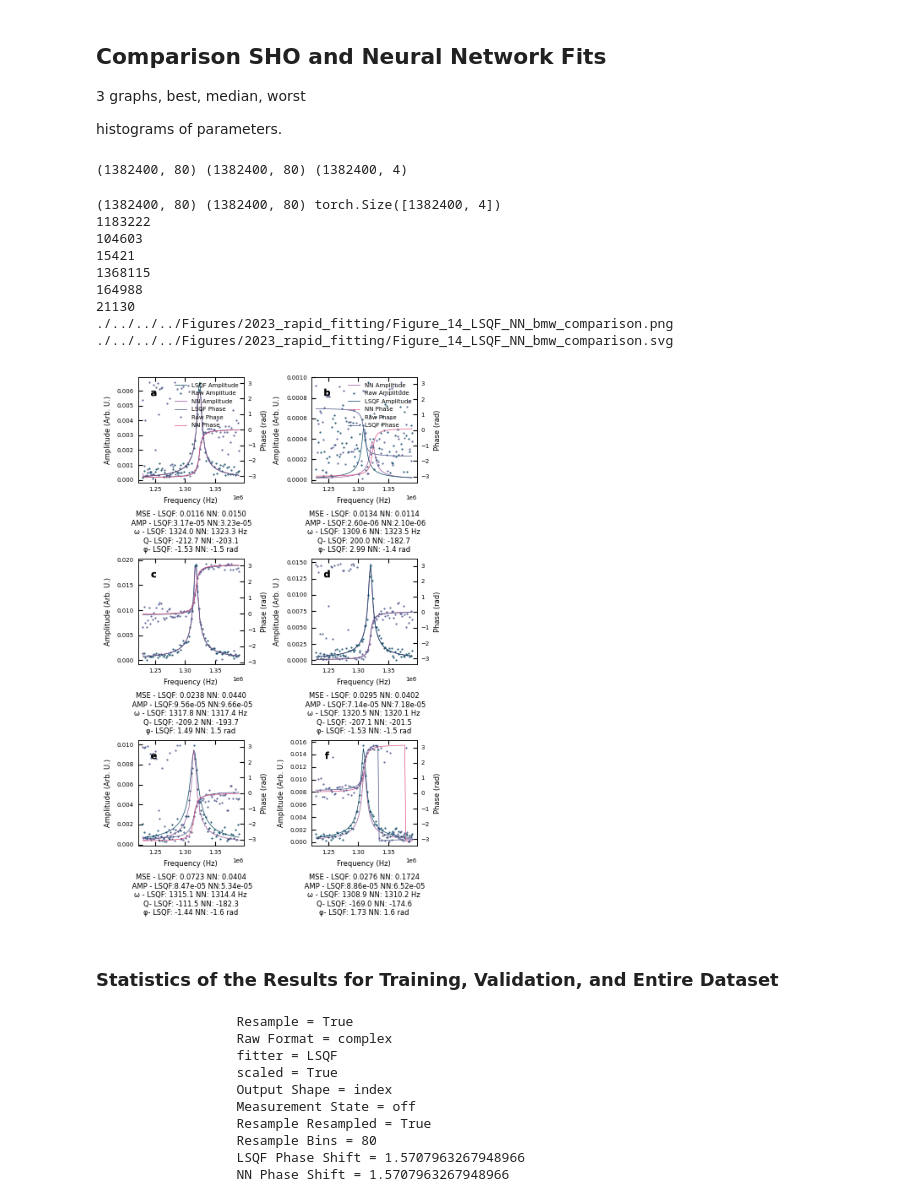
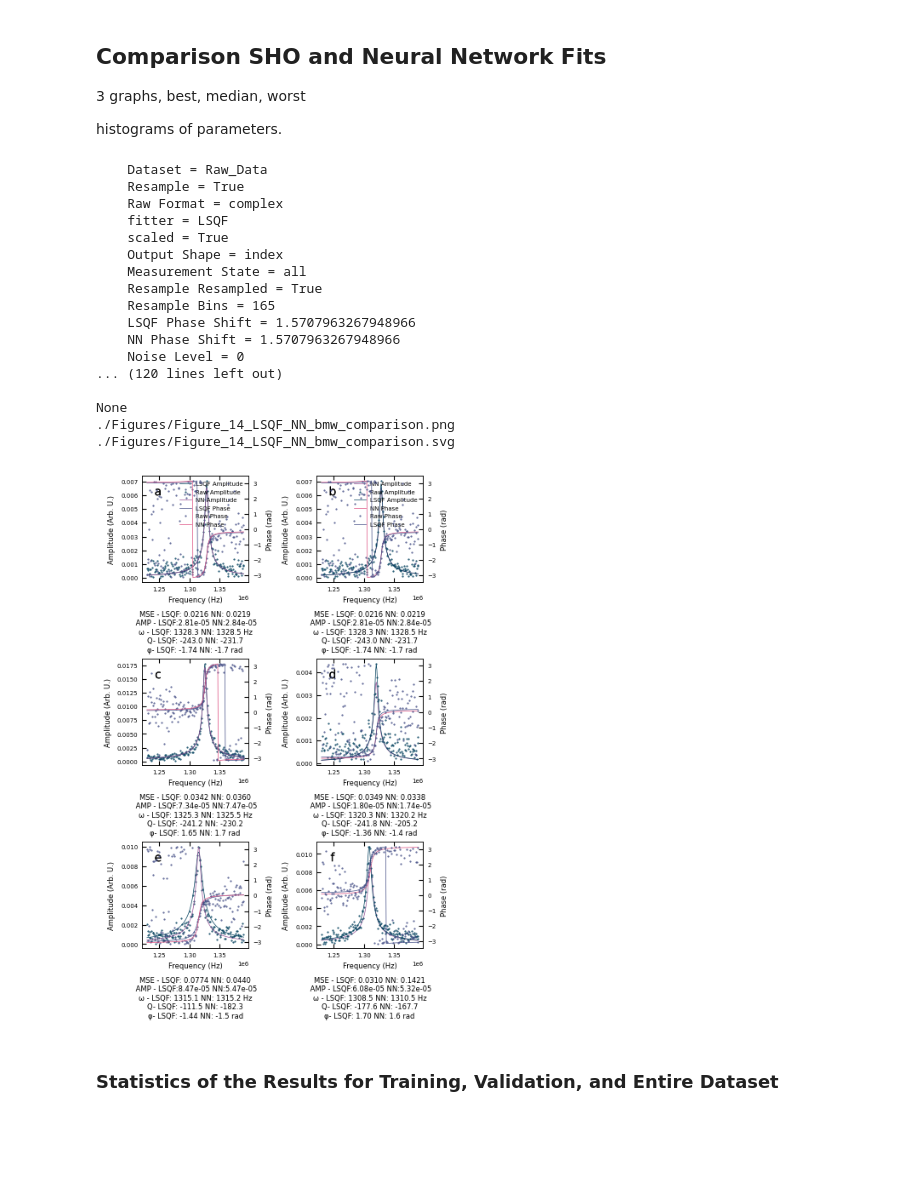
Before and after one commit to m3-learning/m3_learning, a Jupyter notebook: m3_learning/papers/2023_Rapid_Fitting/3_Pytorch_SHO_Fitter.ipynb, the cells around one changed output. Saved outputs shown, nothing was run; the diff lists cells and outputs as text; code cells hidden in the pictures; blank space fills up the shorter version.

```diff
--- a/m3_learning/papers/2023_Rapid_Fitting/3_Pytorch_SHO_Fitter.ipynb
+++ b/m3_learning/papers/2023_Rapid_Fitting/3_Pytorch_SHO_Fitter.ipynb
@@ -20,7 +20,7 @@ from m3_learning.nn.Regularization.Regularizers import NegValLoss
 # from m3_learning.be.nn import SHO_Model, SHO_NN_Model, SHO_fit_func_nn
 
 # from m3_learning.be.dataset import BE_Dataset
-printing = printer(basepath = './../../../Figures/2023_rapid_fitting/')
+printing = printer(basepath = './Figures/')
 
 
 set_style("printing")
@@ -68,7 +68,7 @@ tensorflow seed was set to 42
 # %%
 # Specify the filename and the path to save the file
 filename = "data_raw_SHO.h5"
-save_path = "./../../../Data/2023_rapid_fitting"
+save_path = "./Data"
 
 
 data_path = save_path + "/" + filename
@@ -382,9 +346,0 @@ torch.Size([1382400, 165])
-# %%
-dataset.get_state
-
-dataset.set_attributes(**dataset.get_state)
-# %%
-dataset.scaled = True
-
-pred_data_ = dataset.raw_spectra(
-        fit_results=parms)
@@ -550,6 +485,7 @@ histograms of parameters.
 # %%
 dataset.NN_phase_shift = np.pi/2
 dataset.LSQF_phase_shift = np.pi/2
+dataset.measurement_state = "all"
 
 true_state = {
     "fitter": "LSQF",
@@ -557,61 +493,56 @@ true_state = {
     "resampled": True,
     "scaled": True,
     "output_shape": "index",
+    "measurement_state": "all",
 }
 
 out_state = {"scaled": True, "raw_format": "magnitude spectrum"}
 
 n = 1
 
 LSQF = BE_viz.get_best_median_worst(
     true_state,
     prediction={"fitter": "LSQF"},
     out_state=out_state,
     SHO_results=True,
     n=n,
 )
 
 NN = BE_viz.get_best_median_worst(
     true_state, prediction=model, out_state=out_state, SHO_results=True, n=n
 )
 
 data = (LSQF, NN)
 names = ["LSQF", "NN"]
 
 BE_viz.SHO_Fit_comparison(
     data,
     names,
     model_comparison=[model, {"fitter": "LSQF"}],
     out_state=out_state,
     filename="Figure_14_LSQF_NN_bmw_comparison",
     # display_results = None
 )
 # %% [output]
-(1382400, 80) (1382400, 80) (1382400, 4)
+    Dataset = Raw_Data
+    Resample = True
+    Raw Format = complex
+    fitter = LSQF
+    scaled = True
+    Output Shape = index
+    Measurement State = all
+    Resample Resampled = True
+    Resample Bins = 165
+    LSQF Phase Shift = 1.5707963267948966
+    NN Phase Shift = 1.5707963267948966
+    Noise Level = 0
+... (120 lines left out)
+
+None
+./Figures/Figure_14_LSQF_NN_bmw_comparison.png
+./Figures/Figure_14_LSQF_NN_bmw_comparison.svg
-(1382400, 80) (1382400, 80) torch.Size([1382400, 4])
-1183222
-104603
-15421
-1368115
-164988
-21130
-./../../../Figures/2023_rapid_fitting/Figure_14_LSQF_NN_bmw_comparison.png
-./../../../Figures/2023_rapid_fitting/Figure_14_LSQF_NN_bmw_comparison.svg
-[figure, old version]
+[figure, new version]
 # %% [markdown]
 ### Statistics of the Results for Training, Validation, and Entire Dataset
-# %%
-dataset.extraction_state
-# %% [output]
-                  Resample = True
-                  Raw Format = complex
-                  fitter = LSQF
-                  scaled = True
-                  Output Shape = index
-                  Measurement State = off
-                  Resample Resampled = True
-                  Resample Bins = 80
-                  LSQF Phase Shift = 1.5707963267948966
-                  NN Phase Shift = 1.5707963267948966
 # %%
 import pandas as pd
```
Also changed, not shown: parts of 62 cells of this notebook, 2 other files.
